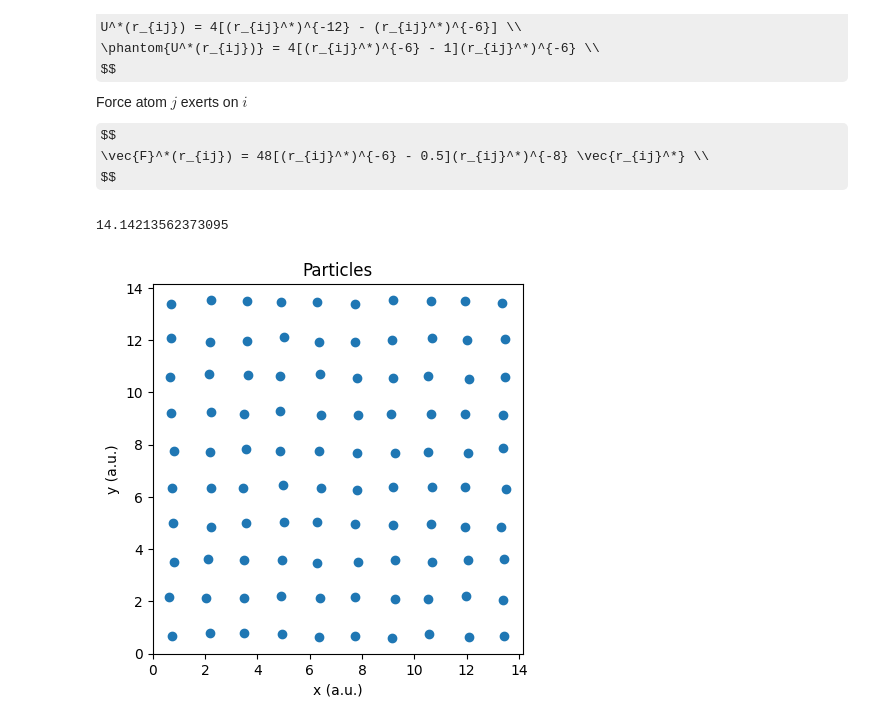
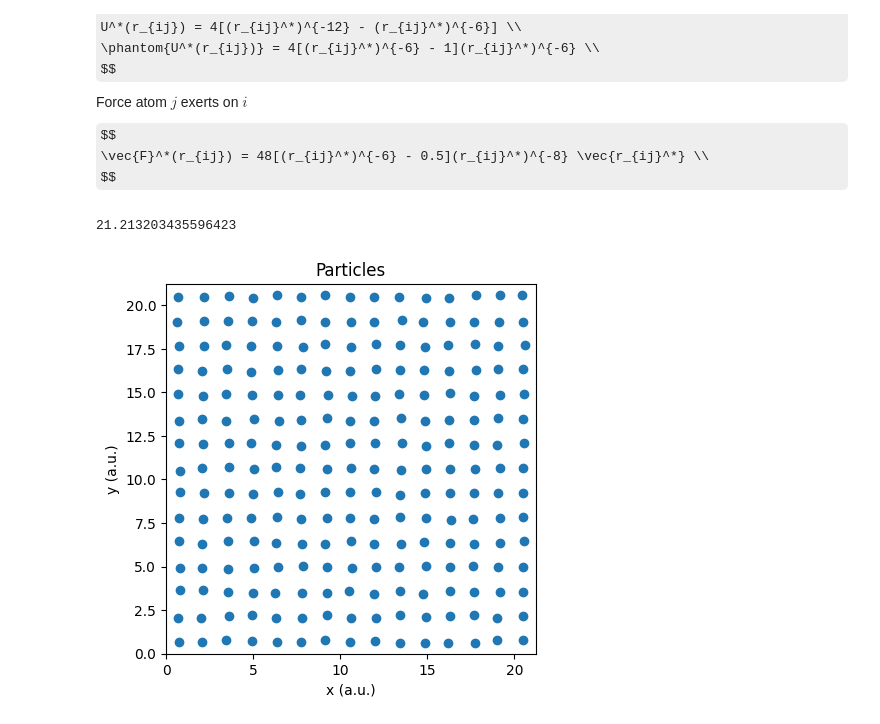
Before and after one commit to julius-clegg/Molecular-Dynamics-Simulation, a Jupyter notebook: PHYS2020 Project.ipynb, the cells around one changed output. Drawn from its saved outputs; the diff is of its cells as text; code cells hidden in the pictures; some formulas as TeX source.

```diff
--- a/PHYS2020 Project.ipynb
+++ b/PHYS2020 Project.ipynb
@@ -24,41 +24,41 @@ $$
 rng = np.random.default_rng(seed=102)
 
 X_U_MIN = 2**(1/6)*1
-N_L = 10
+N_L = 15
 N = N_L*N_L
 DIM = 2
 
 DENSITY = 0.5
 LINEAR_DENSITY = DENSITY**(1/DIM)
 L = N_L / LINEAR_DENSITY
 print(L)
 
 def generate_square_lattice(l,n):
     step = l / n
     # generate matrices of lattice coordinates
     rmat = np.meshgrid(*[np.arange(0,l,step)+step/2 for i in range(DIM)])
     # convert matrices of x and y positions to vectors of x and y positions, and return
     return np.vstack(list(map(np.concatenate,rmat)))
 
 # generate lattice positions
 r = generate_square_lattice(L,N_L)
 # add small random displacements
 r += np.random.uniform(-0.1,0.1,r.shape)
 
 V_SPREAD = 5
 v = rng.normal(0, V_SPREAD, (DIM,N))
 
 plt.title("Particles")
 plt.xlim(0, L)
 plt.ylim(0, L)
 plt.xlabel("x (a.u.)")
 plt.ylabel("y (a.u.)")
 plt.gca().set_aspect('equal')
 plt.scatter(*r)
 plt.show()
 # %% [output]
-14.14213562373095
+21.213203435596423
-[figure, old version]
+[figure, new version]
 # %%
 def magnitude2(x):
     return (x*x).sum(axis=0)
```
Also changed, not shown: parts of 6 cells of this notebook, 1 other file.
